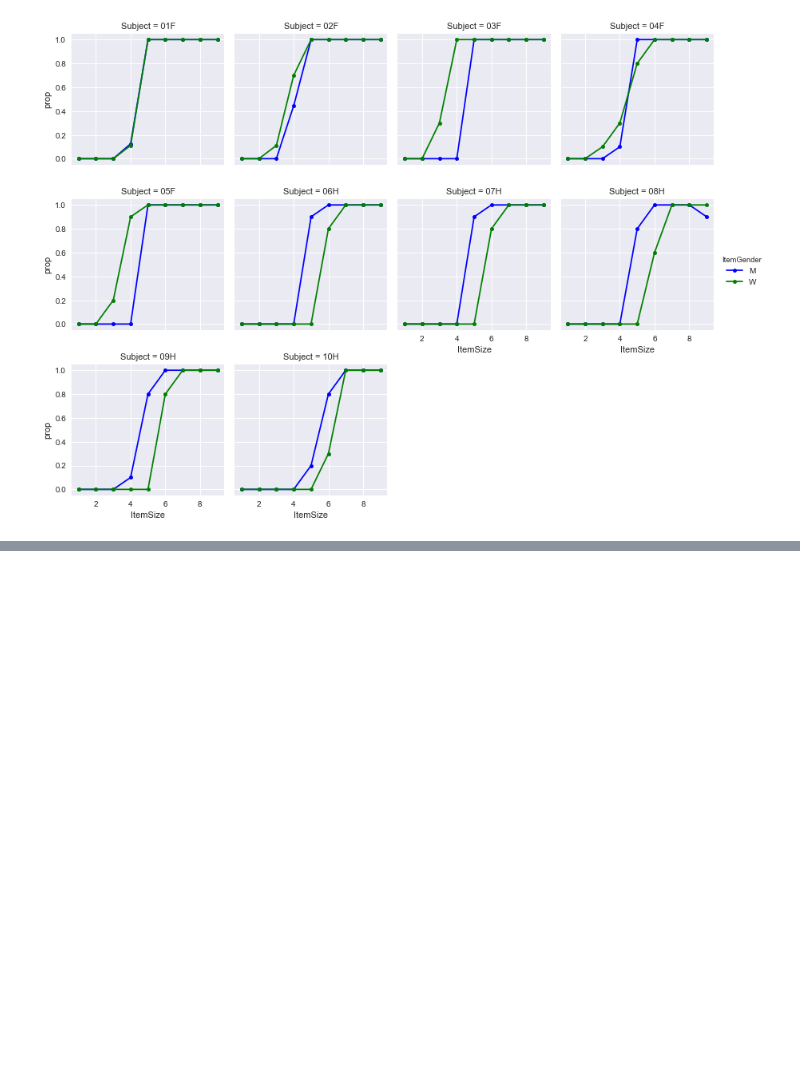
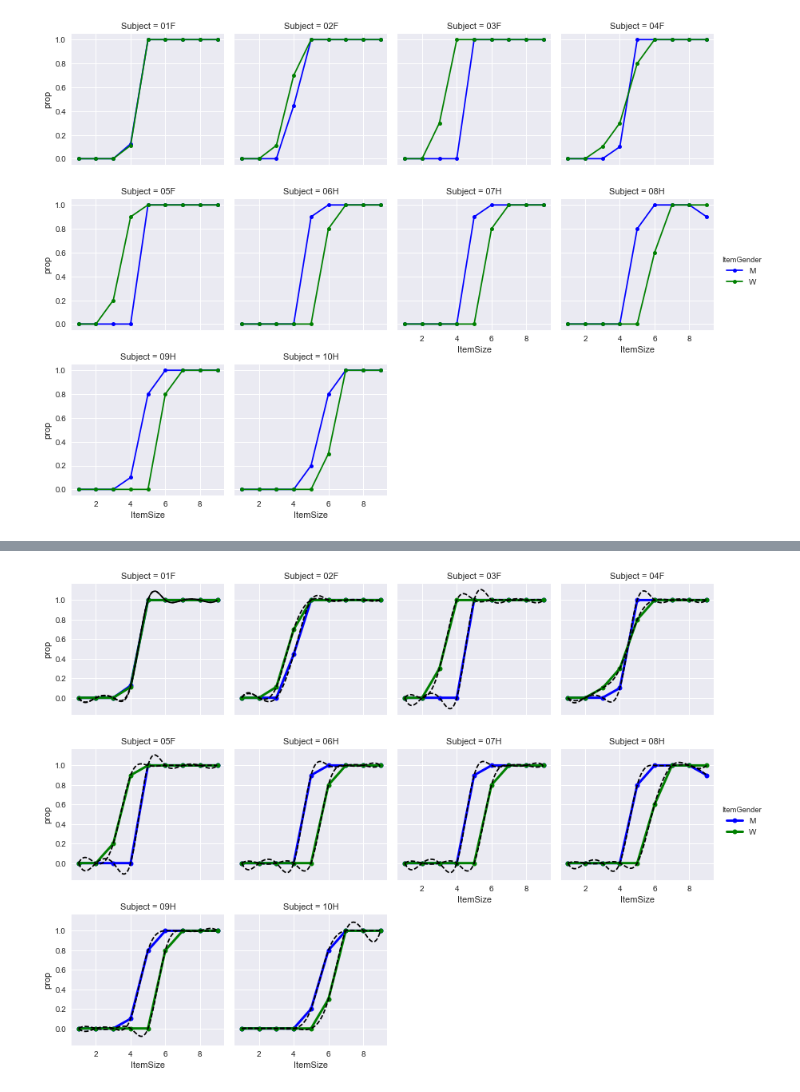
Before and after one commit to Lx37/formation_python_nsco_2017, a Jupyter notebook: NB_sans_reponses/exo_final.ipynb, the cells around one changed output, grey strips where cells are left out. Cells and saved outputs as stored; diff of their text form; code cells hidden in the pictures; blank space fills up the shorter version.

```diff
--- a/NB_sans_reponses/exo_final.ipynb
+++ b/NB_sans_reponses/exo_final.ipynb
@@ -300,0 +303,19 @@ grid.add_legend()
+# %%
+import scipy.interpolate
+
+subjects = data['Subject'].unique()
+subjects.sort()
+item_genders = data['ItemGender'].unique()
+item_genders.sort()
+print(subjects)
+print(item_genders)
+
+all_fit = {}
+for subject in subjects:
+    for item_gender in item_genders:
+        tab1 = evaluations[(evaluations['Subject']==subject) & (evaluations['ItemGender']==item_gender)]
+        tab1 = tab1.sort_values(by='ItemSize')
+        print(tab1)
+        #print(tab1[['ItemSize', 'prop']])
+        fit_func = scipy.interpolate.interp1d(tab1['ItemSize'], tab1['prop'], kind='cubic')
+        all_fit[(subject, item_gender)] = fit_func
@@ -300,0 +340,15 @@ grid.add_legend()
+# %%
+# On affiche dans le meme graph que précédement
+grid = sns.FacetGrid(evaluations, col="Subject", hue="ItemGender", col_wrap=4, palette=colors_item_gender)
+grid.map(plt.plot, "ItemSize", "prop", marker="o", ms=6, lw=3)
+grid.add_legend()
+
+x = np.arange(1,9,0.01)
+for i, subject in enumerate(subjects):
+    ax = grid.axes.flatten()[i]
+    for item_gender in item_genders:
+        fit_func = all_fit[(subject, item_gender)]
+        y = fit_func(x)
+        ax.plot(x, y, ls='--', color='k')
+# %% [output]
+[figure, added]
```
Also changed, not shown: parts of 11 cells of this notebook.
